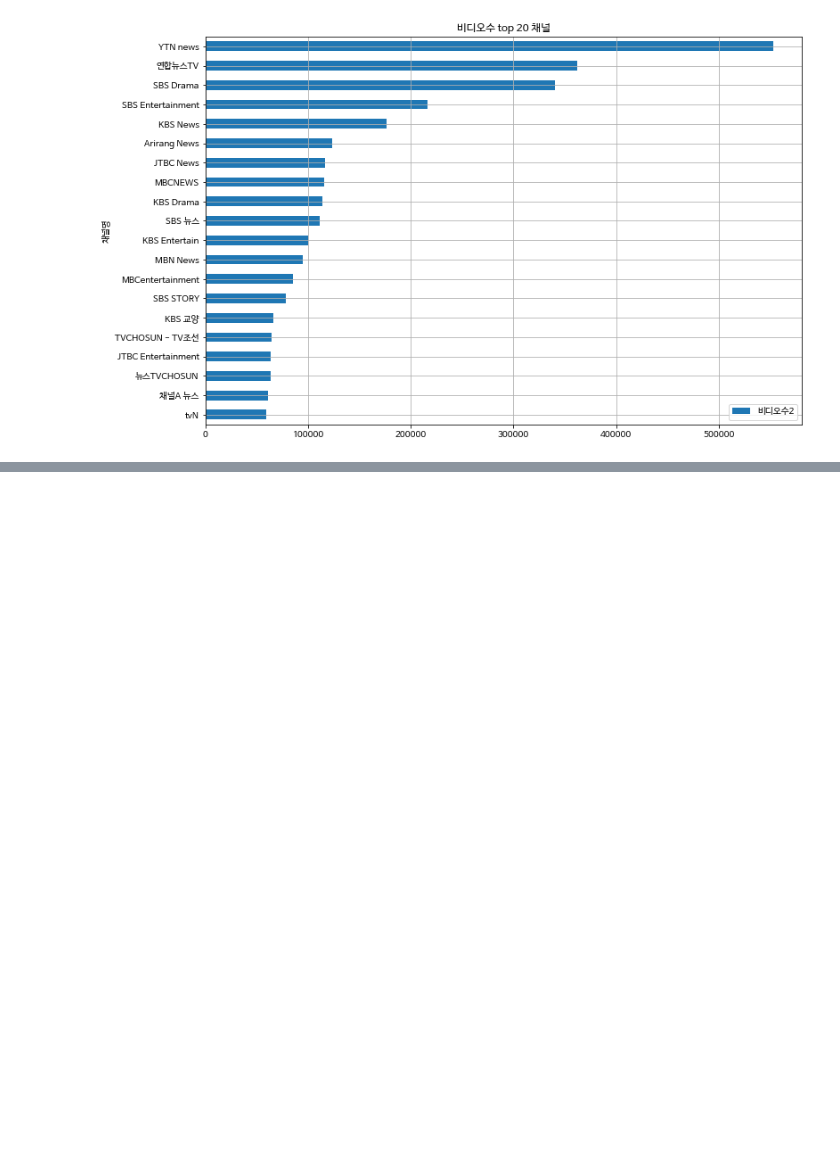
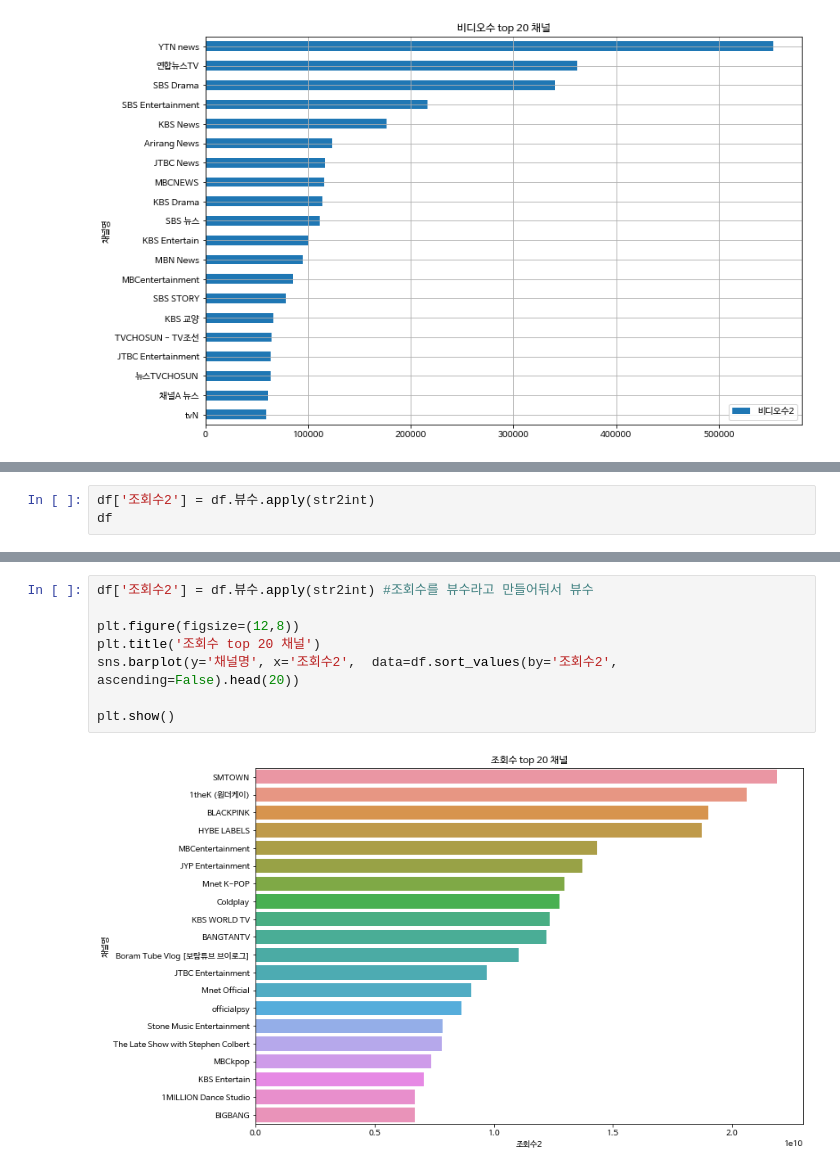
Before and after one commit to dongkyuseo/DataAnalysis, a Jupyter notebook: 05.Crwaling Web/07_유튜브랭킹_시각화.ipynb, the cells around one changed output, grey strips where cells are left out. Cells and saved outputs as stored; diff of their text form; blank space fills up the shorter version.

```diff
--- a/05.Crwaling Web/07_유튜브랭킹_시각화.ipynb
+++ b/05.Crwaling Web/07_유튜브랭킹_시각화.ipynb
@@ -119,0 +124,3 @@ plt.show()
+# %%
+df['조회수2'] = df.뷰수.apply(str2int)
+df
@@ -119,0 +141,10 @@ plt.show()
+# %%
+df['조회수2'] = df.뷰수.apply(str2int) #조회수를 뷰수라고 만들어둬서 뷰수
+
+plt.figure(figsize=(12,8))
+plt.title('조회수 top 20 채널')
+sns.barplot(y='채널명', x='조회수2',  data=df.sort_values(by='조회수2', ascending=False).head(20))
+
+plt.show()
+# %% [output]
+[figure, added]
```
Also changed, not shown: parts of 13 cells of this notebook.
